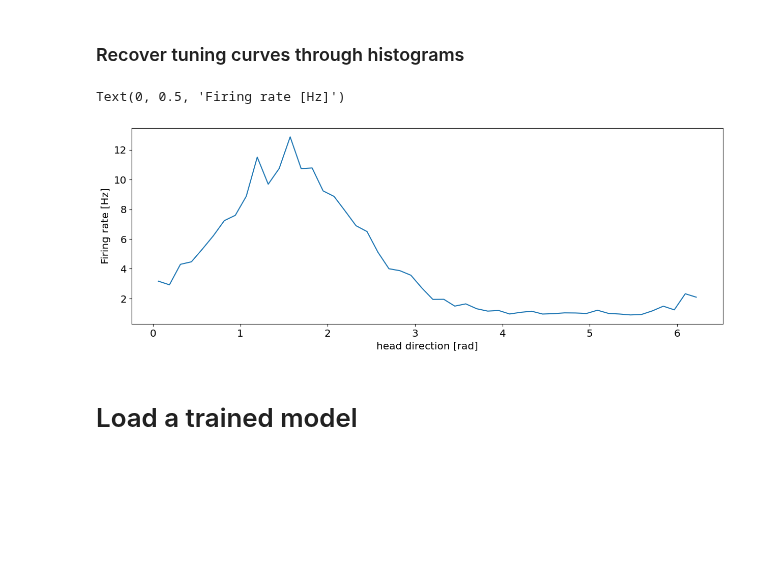
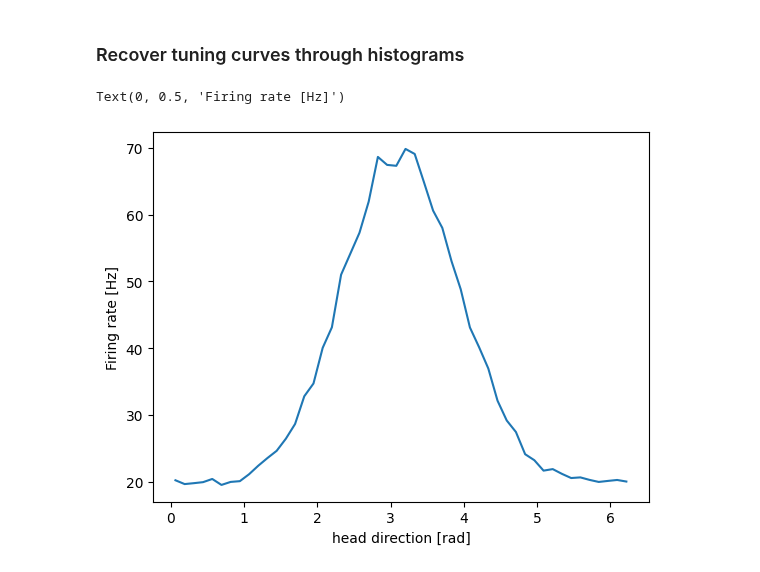
Before and after one commit to davindicode/UCM-interpret, a Jupyter notebook: analysis/synthetic_dataset.ipynb, the cells around one changed output. Saved outputs shown, nothing was run; the diff lists cells and outputs as text; code cells hidden in the pictures; blank space fills up the shorter version.

Commit message:
update synthetic and SSI measure

```diff
--- a/analysis/synthetic_dataset.ipynb
+++ b/analysis/synthetic_dataset.ipynb
@@ -81,31 +61,40 @@ dataset_dict
 # %%
 T = dataset_dict['tbin']
 
-def rate(s, s_preffered = np.pi, sigma=np.pi/4, r_max = 10):
+def rate(s, s_preffered = np.pi, sigma=1, r_max = 10):
     """Rate tuning curve will look like a Gaussian"""
-    return r_max * np.exp(-0.5 * (s - s_preffered)**2 / sigma**2) + 1
+    return r_max * np.exp(-0.5 * (s - s_preffered)**2 / sigma**2) + 20
 
 def rate_circular(s, s_preffered = np.pi, sigma=np.pi/4, r_max = 10):
     """Rate tuning curve will look like circular wrapped Gaussian"""
     sum = 0
     for k in [-1,0,1]:
         sum += np.exp(-0.5 * (s - s_preffered + 2*np.pi*k)**2 / sigma**2)
-    return r_max * sum + 1
+    return r_max * sum + 20
 # %%
 synthetic_data = dataset_dict.copy()
-synthetic_data['name'] = 'synthetic-data'
-synthetic_data['covariates'] = {'hd': dataset_dict['covariates']['hd'],
-                                'time': dataset_dict['covariates']['time']}
+synthetic_data['name'] = 'synthetic-poisson'
+
+time = dataset_dict['covariates']['time']
+time2 = np.concatenate((time, np.arange(1, dataset_dict['timesamples']+1)*dt*10e-3 + time[-1]))
+
+hd = dataset_dict['covariates']['hd']
+hd2 = np.concatenate((hd, hd[::-1]))
+
+synthetic_data['covariates'] = {'hd': hd2,
+                                'time': time2}
 synthetic_data['spiketrains'] = []
+synthetic_data['timesamples'] = time2.size
 
 hd = synthetic_data['covariates']['hd']
 
+r_max=50
 neurons = 5
 preferred_directions = np.linspace(0, 2*np.pi, neurons)
 for n in range(neurons):
     spiketrain = []
     for t in range(synthetic_data['timesamples']):
-        r_t = rate_circular(hd[t], s_preffered=preferred_directions[n])
+        r_t = rate_circular(hd[t], s_preffered=preferred_directions[n], r_max=r_max)
         spiketrain.append(np.random.poisson(lam=r_t*T))
     synthetic_data['spiketrains'].append(spiketrain)
 max_count = np.max(synthetic_data['spiketrains'])
@@ -128,22 +117,20 @@ data = HDC.get_synthetic_data('synthetic_poisson', data_dir)
 # %% [markdown]
 ### Recover tuning curves through histograms
 # %%
-ne = 1
+ne = 2
 
 hist, bin_edges = np.histogram(hd, bins = 50)
 
 mean_tc = []
 for i in range(len(bin_edges) - 1):
     indexes = np.where(np.logical_and(hd >= bin_edges[i], hd < bin_edges[i+1]))
     mean = np.array(synthetic_data['spiketrains'][ne])[indexes].mean()
     mean_tc.append(mean)
 
 mean_tc = np.array(mean_tc)
 plt.plot((bin_edges[1:] + bin_edges[:-1])/2, mean_tc/synthetic_data['tbin'])
 plt.xlabel('head direction [rad]')
 plt.ylabel('Firing rate [Hz]')
 # %% [output]
 Text(0, 0.5, 'Firing rate [Hz]')
-[figure, old version]
+[figure, new version]
-# %% [markdown]
-# Load a trained model
```
Also changed, not shown: parts of 17 cells of this notebook, 4 other files.
